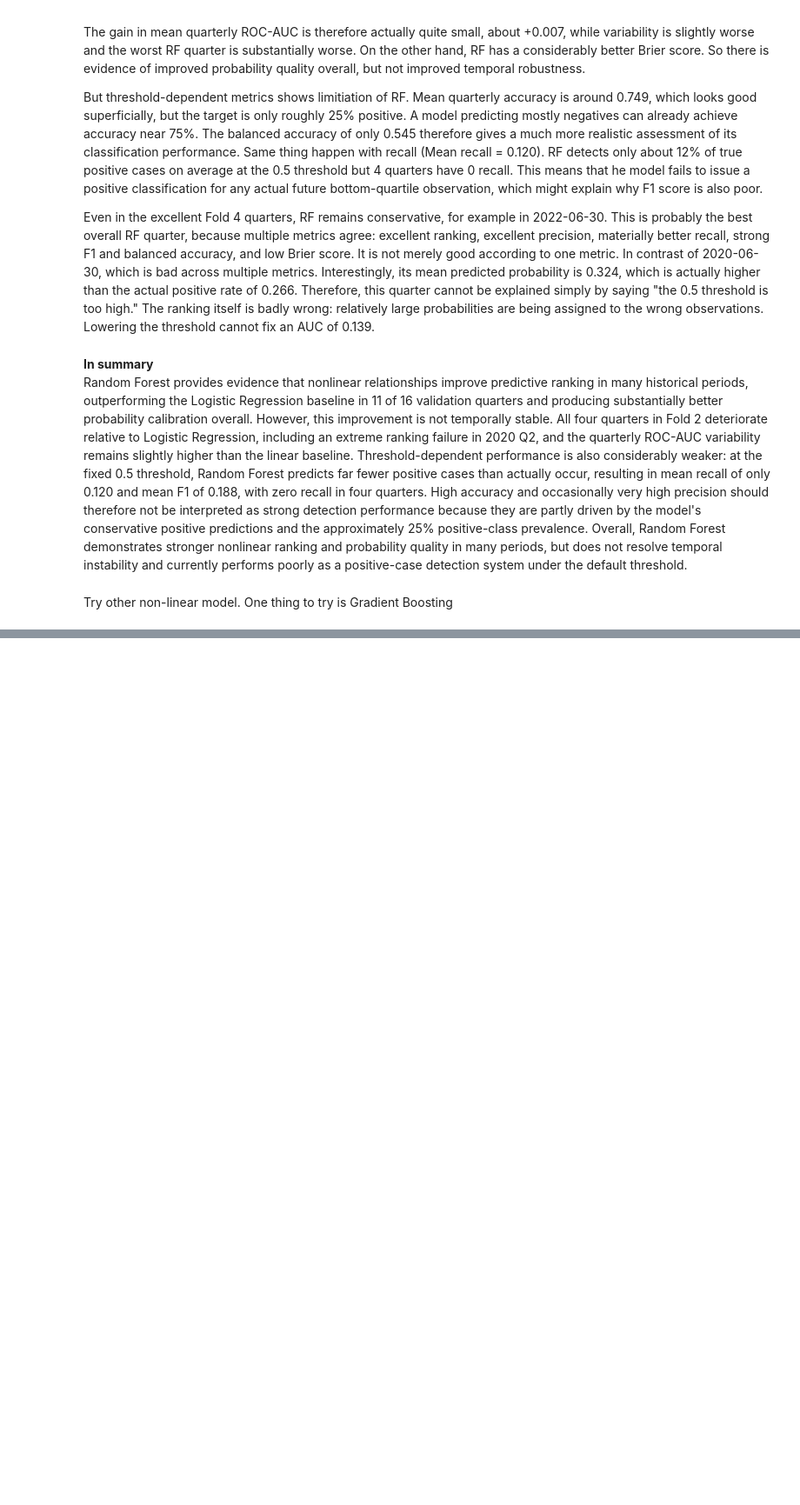
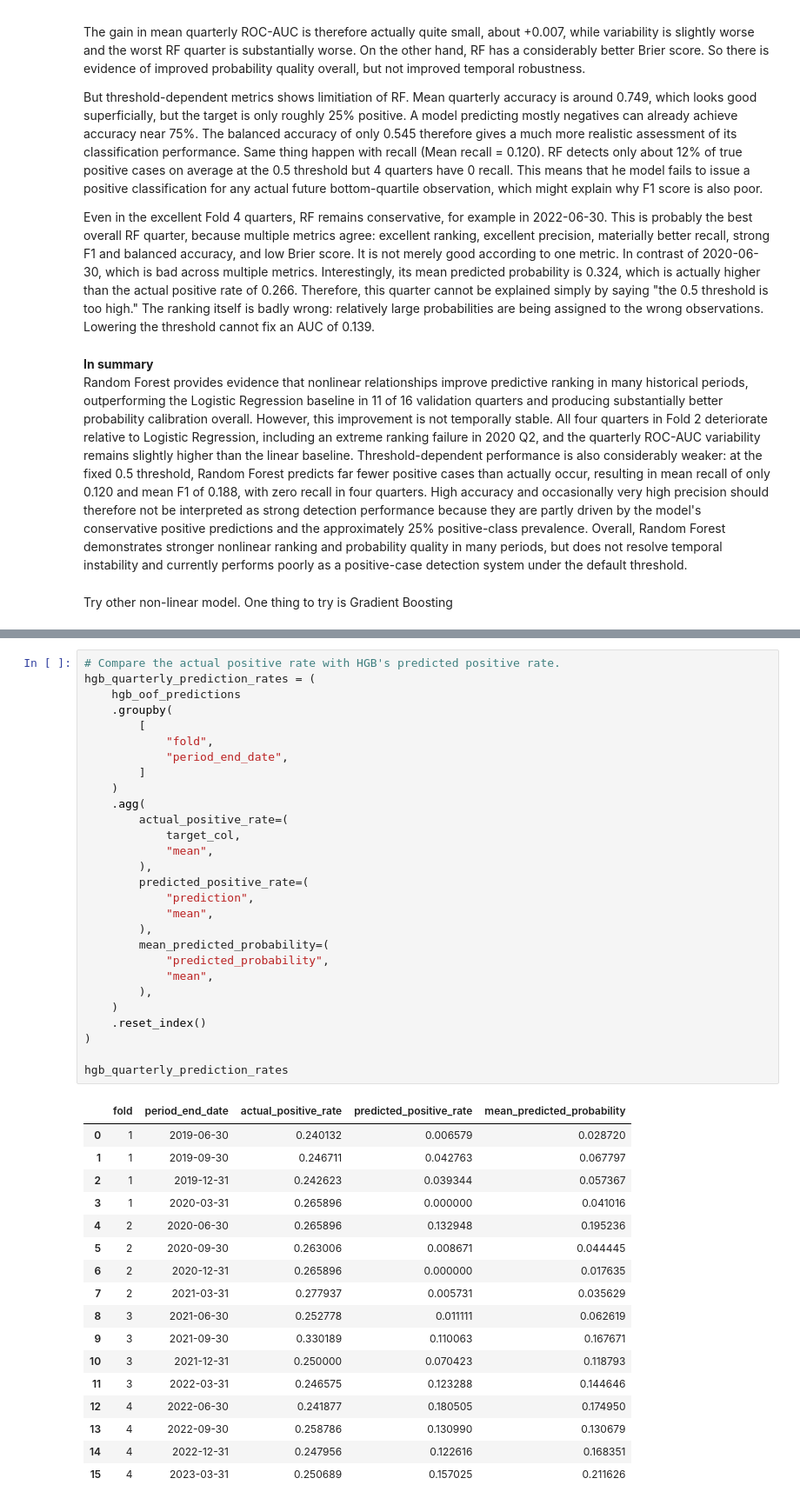
Before and after one commit to terra9/superannuation-performance-early-warning, a Jupyter notebook: notebooks/baseline_modelling.ipynb, the cells around one changed output, grey strips where cells are left out. Shown at 87% size. Cells and saved outputs as stored; diff of their text form; blank space fills up the shorter version.

```diff
--- a/notebooks/baseline_modelling.ipynb
+++ b/notebooks/baseline_modelling.ipynb
@@ -2984,0 +3819,46 @@ Try other non-linear model. One thing to try is Gradient Boosting
+# %%
+# Compare the actual positive rate with HGB's predicted positive rate.
+hgb_quarterly_prediction_rates = (
+    hgb_oof_predictions
+    .groupby(
+        [
+            "fold",
+            "period_end_date",
+        ]
+    )
+    .agg(
+        actual_positive_rate=(
+            target_col,
+            "mean",
+        ),
+        predicted_positive_rate=(
+            "prediction",
+            "mean",
+        ),
+        mean_predicted_probability=(
+            "predicted_probability",
+            "mean",
+        ),
+    )
+    .reset_index()
+)
+
+hgb_quarterly_prediction_rates
+# %% [output]
+|  | fold | period_end_date | actual_positive_rate | predicted_positive_rate | mean_predicted_probability |
+| 0 | 1 | 2019-06-30 | 0.240132 | 0.006579 | 0.028720 |
+| 1 | 1 | 2019-09-30 | 0.246711 | 0.042763 | 0.067797 |
+| 2 | 1 | 2019-12-31 | 0.242623 | 0.039344 | 0.057367 |
+| 3 | 1 | 2020-03-31 | 0.265896 | 0.000000 | 0.041016 |
+| 4 | 2 | 2020-06-30 | 0.265896 | 0.132948 | 0.195236 |
+| 5 | 2 | 2020-09-30 | 0.263006 | 0.008671 | 0.044445 |
+| 6 | 2 | 2020-12-31 | 0.265896 | 0.000000 | 0.017635 |
+| 7 | 2 | 2021-03-31 | 0.277937 | 0.005731 | 0.035629 |
+| 8 | 3 | 2021-06-30 | 0.252778 | 0.011111 | 0.062619 |
+| 9 | 3 | 2021-09-30 | 0.330189 | 0.110063 | 0.167671 |
+| 10 | 3 | 2021-12-31 | 0.250000 | 0.070423 | 0.118793 |
+| 11 | 3 | 2022-03-31 | 0.246575 | 0.123288 | 0.144646 |
+| 12 | 4 | 2022-06-30 | 0.241877 | 0.180505 | 0.174950 |
+| 13 | 4 | 2022-09-30 | 0.258786 | 0.130990 | 0.130679 |
+| 14 | 4 | 2022-12-31 | 0.247956 | 0.122616 | 0.168351 |
+| 15 | 4 | 2023-03-31 | 0.250689 | 0.157025 | 0.211626 |
```
Also changed, not shown: parts of 21 cells of this notebook.
